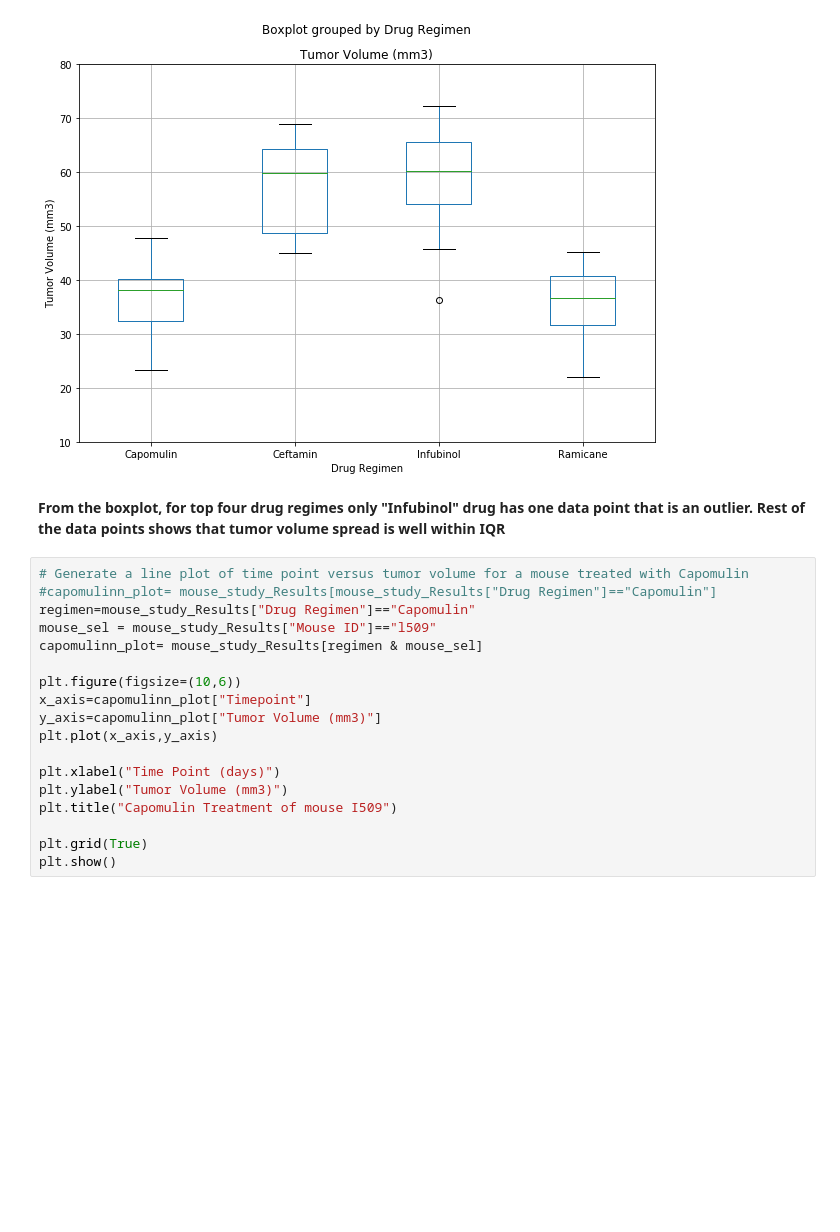
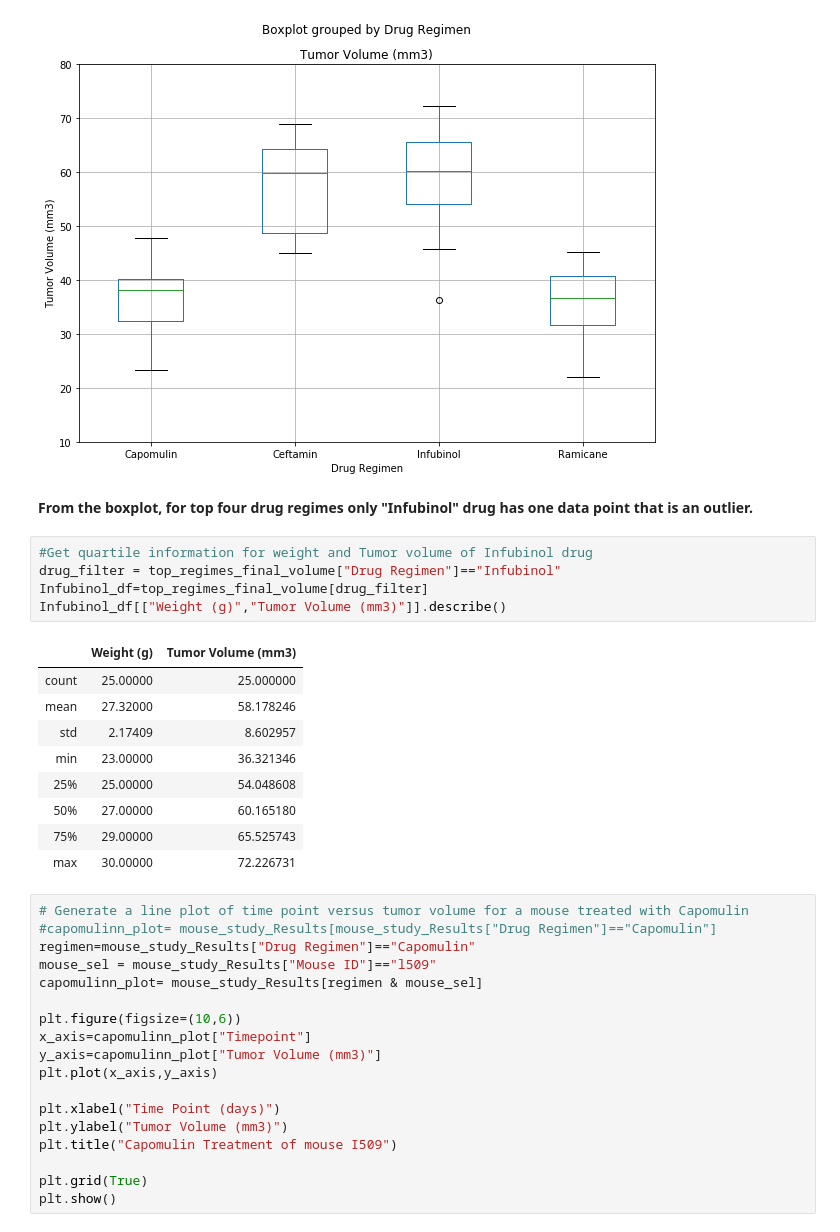
Before and after one commit to patilaja/Matplotlib-challange, a Jupyter notebook: Pymaceuticals/pymaceuticals_charts.ipynb, the cells around one changed output. Cells and saved outputs as stored; diff of their text form; blank space fills up the shorter version.

Commit message:
Mice Drug Study Analysis and Visualization

```diff
--- a/Pymaceuticals/pymaceuticals_starter.ipynb
+++ b/Pymaceuticals/pymaceuticals_charts.ipynb
@@ -210,7 +212,22 @@ plt_box.set_ylim(10,80) #Setting to check if there are any outliers
 (10, 80)
 [figure]
 # %% [markdown]
-**From the boxplot, for top four drug regimes only "Infubinol" drug has one data point that is an outlier. Rest of the data points shows that tumor volume spread is well within IQR**
+**From the boxplot, for top four drug regimes only "Infubinol" drug has one data point that is an outlier.**
+# %%
+#Get quartile information for weight and Tumor volume of Infubinol drug
+drug_filter = top_regimes_final_volume["Drug Regimen"]=="Infubinol"
+Infubinol_df=top_regimes_final_volume[drug_filter]
+Infubinol_df[["Weight (g)","Tumor Volume (mm3)"]].describe()
+# %% [output]
+|  | Weight (g) | Tumor Volume (mm3) |
+| count | 25.00000 | 25.000000 |
+| mean | 27.32000 | 58.178246 |
+| std | 2.17409 | 8.602957 |
+| min | 23.00000 | 36.321346 |
+| 25% | 25.00000 | 54.048608 |
+| 50% | 27.00000 | 60.165180 |
+| 75% | 29.00000 | 65.525743 |
+| max | 30.00000 | 72.226731 |
 # %%
 # Generate a line plot of time point versus tumor volume for a mouse treated with Capomulin
 #capomulinn_plot= mouse_study_Results[mouse_study_Results["Drug Regimen"]=="Capomulin"]
```
Also changed, not shown: parts of 1 cell of this notebook.
